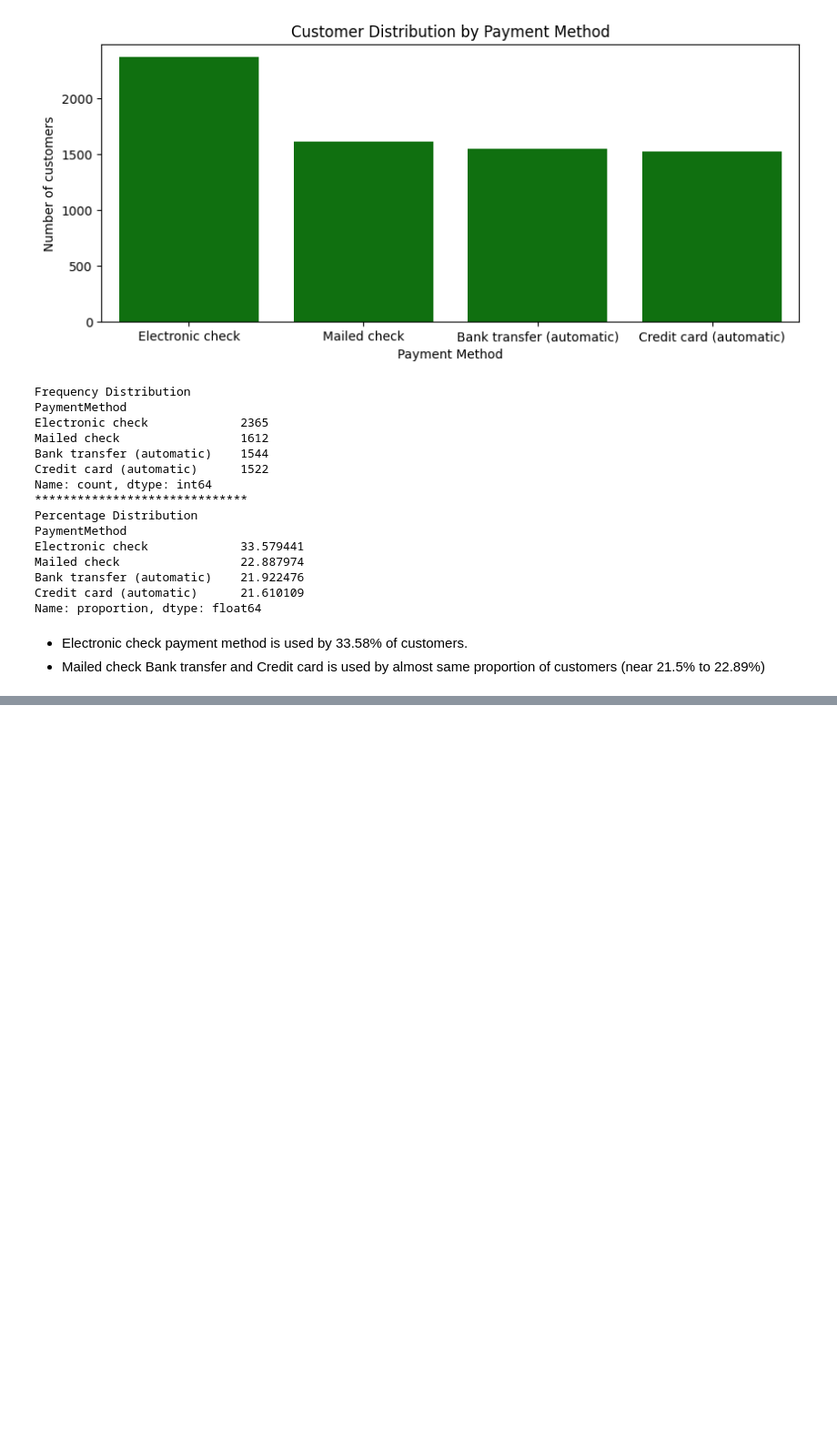
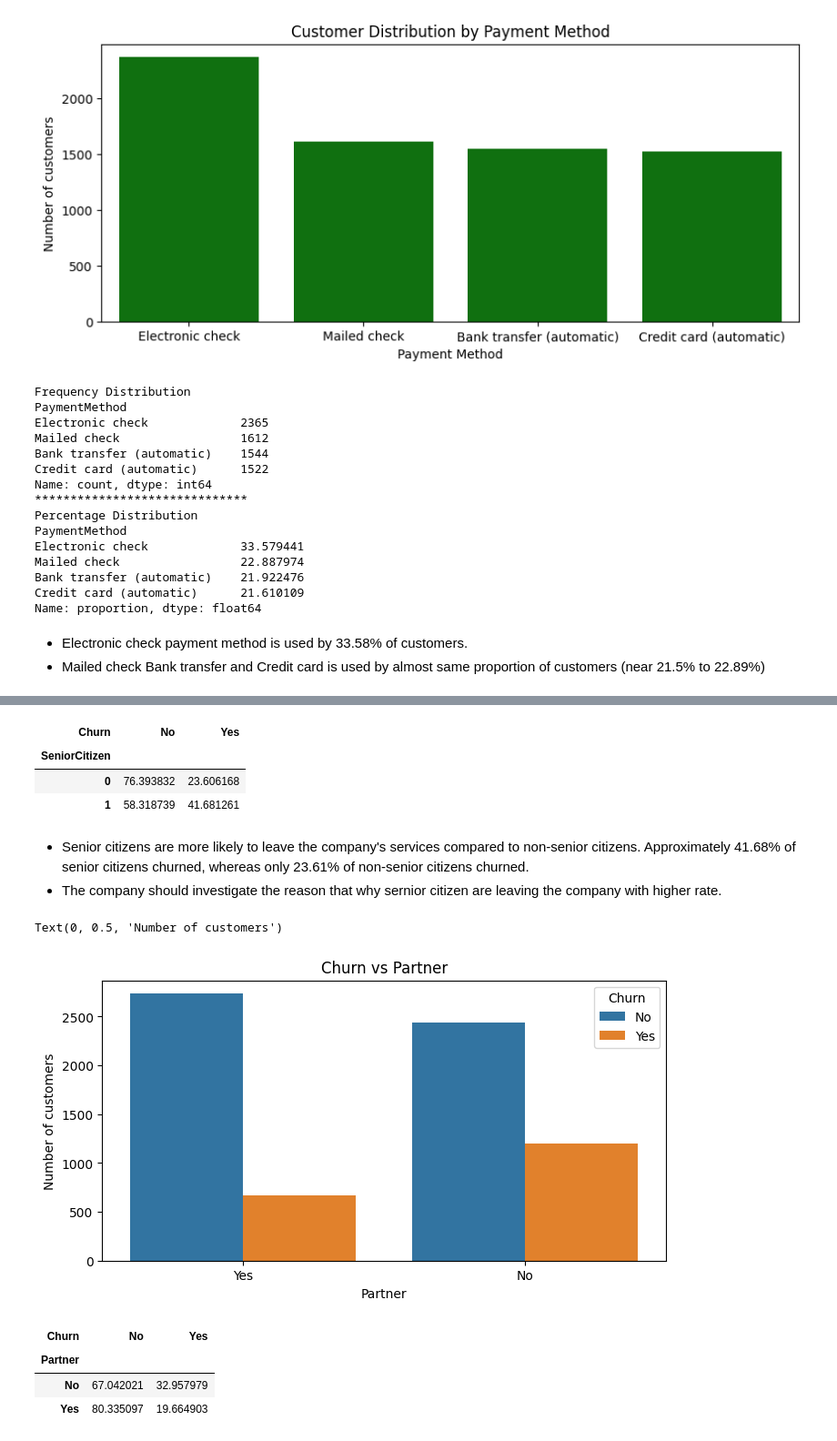
Before and after one commit to dheeraj59/Telco-Customer-Churn-EDA, a Jupyter notebook: eda.ipynb, the cells around one changed output, grey strips where cells are left out. Shown at 91% size. Cells and saved outputs as stored; diff of their text form; code cells hidden in the pictures; blank space fills up the shorter version.

```diff
--- a/eda.ipynb
+++ b/eda.ipynb
@@ -956,0 +989,26 @@ Name: proportion, dtype: float64
+# %%
+pd.crosstab(df["SeniorCitizen"], df["Churn"], normalize='index')*100
+# %% [output]
+| Churn | No | Yes |
+| SeniorCitizen |  |  |
+| 0 | 76.393832 | 23.606168 |
+| 1 | 58.318739 | 41.681261 |
+# %% [markdown]
+- Senior citizens are more likely to leave the company's services compared to non-senior citizens. Approximately 41.68% of senior citizens churned, whereas only 23.61% of non-senior citizens churned.
+- The company should investigate the reason that why sernior citizen are leaving the company with higher rate.
+# %%
+plt.figure(figsize=(8,4))
+sns.countplot(data=df, x="Partner", hue="Churn")
+plt.title("Churn vs Partner")
+plt.xlabel("Partner")
+plt.ylabel("Number of customers")
+# %% [output]
+Text(0, 0.5, 'Number of customers')
+[figure, added]
+# %%
+pd.crosstab(df["Partner"], df["Churn"], normalize='index')*100
+# %% [output]
+| Churn | No | Yes |
+| Partner |  |  |
+| No | 67.042021 | 32.957979 |
+| Yes | 80.335097 | 19.664903 |
```
Also changed, not shown: parts of 6 cells of this notebook.
